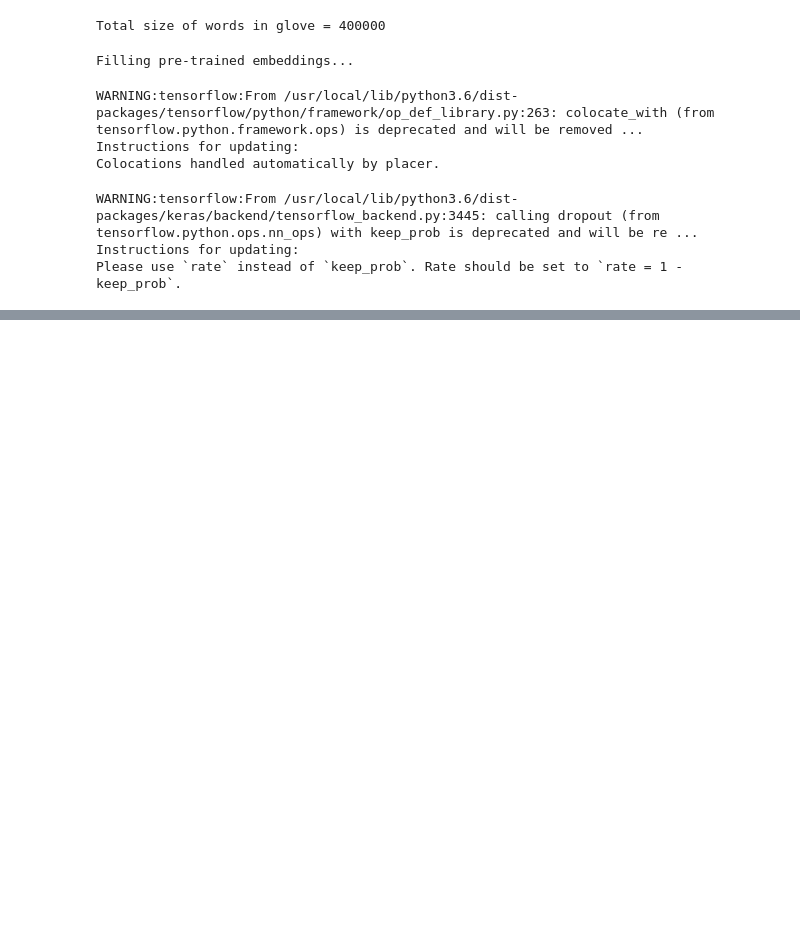
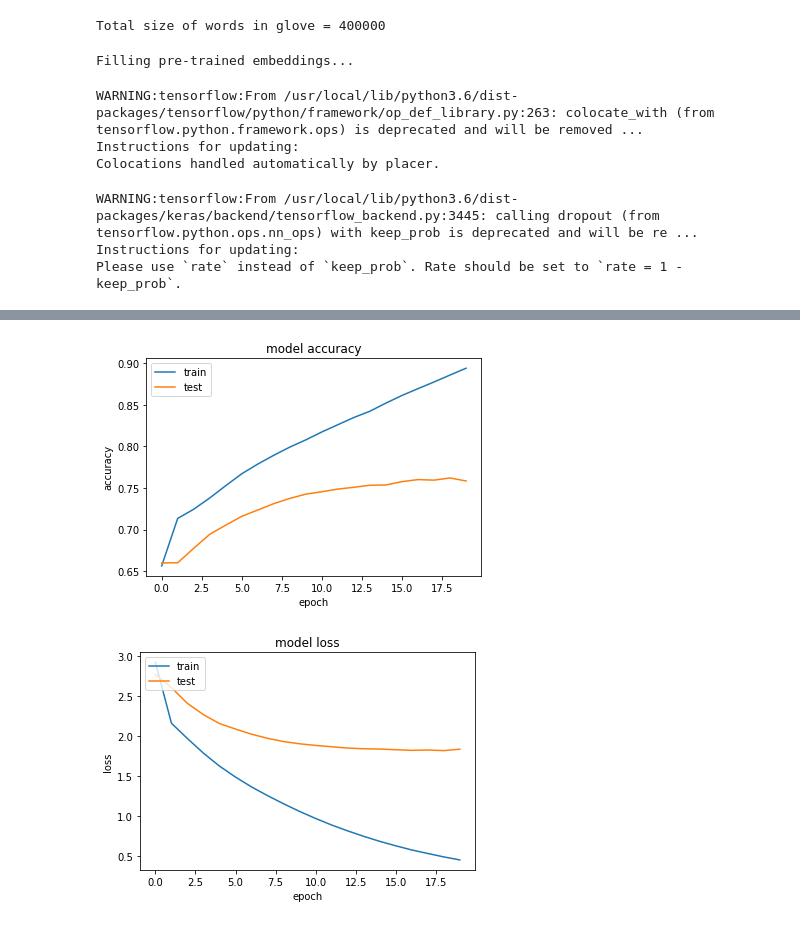
Before and after one commit to omkarstpt/Machine-Translation, a Jupyter notebook: Seq_to_Seq_Machine_translation_(spanish_to_english).ipynb, the cells around one changed output, grey strips where cells are left out. Saved outputs shown, nothing was run; the diff lists cells and outputs as text; code cells hidden in the pictures; blank space fills up the shorter version.

```diff
--- a/Seq_to_Seq_Machine_translation_(spanish_to_english).ipynb
+++ b/Seq_to_Seq_Machine_translation_(spanish_to_english).ipynb
@@ -170,9 +170,6 @@ embedding_matrix = embedding_matrix(word_input_dict,MAX_NUM_WORDS)
 embedding_layer = Embedding(MAX_NUM_WORDS, EMBEDDING_DIM, weights=[embedding_matrix],input_length=max_len_input )
 # %% [output]
 Filling pre-trained embeddings...
-# %%
-# create embedding layer
-embedding_layer = Embedding(num_words, EMBEDDING_DIM, weights=[embedding_matrix],input_length=max_len_input, )
 # %%
 # create embedding layer
 # create targets, since we cannot use sparse
@@ -259,0 +241,24 @@ encoder_inputs.shape
+# %%
+#################################################################
+
+# Create the model object
+
+model = Model([encoder_inputs_placeholder, decoder_inputs_placeholder], decoder_outputs)
+
+# Compile the model and train it
+model.compile(
+  optimizer='Adam',
+  loss='categorical_crossentropy',
+  metrics=['accuracy']
+)
+
+history  = model.fit(
+  [encoder_inputs, decoder_inputs], decoder_targets_one_hot,
+  batch_size=BATCH_SIZE,
+  epochs=EPOCHS,
+  validation_split=0.2,
+)
+
+# Save model
+file_path = os.path.join(MODEL_SAVE_PATH, 's2s.h5')
+model.save(file_path)
@@ -260,2 +283,23 @@ encoder_inputs.shape
+# %%
+# summarize history for accuracy
+plt.plot(history.history['acc'])
+plt.plot(history.history['val_acc'])
+plt.title('model accuracy')
+plt.ylabel('accuracy')
+plt.xlabel('epoch')
+plt.legend(['train', 'val'], loc='upper left')
+plt.show()
+
+# summarize history for loss
+plt.plot(history.history['loss'])
+plt.plot(history.history['val_loss'])
+plt.title('model loss')
+plt.ylabel('loss')
+plt.xlabel('epoch')
+plt.legend(['train', 'val'], loc='upper left')
+plt.show()
+# %% [output]
+[figure, added]
+[figure, added]
 # %%
 
```
Also changed, not shown: parts of 10 cells of this notebook.
